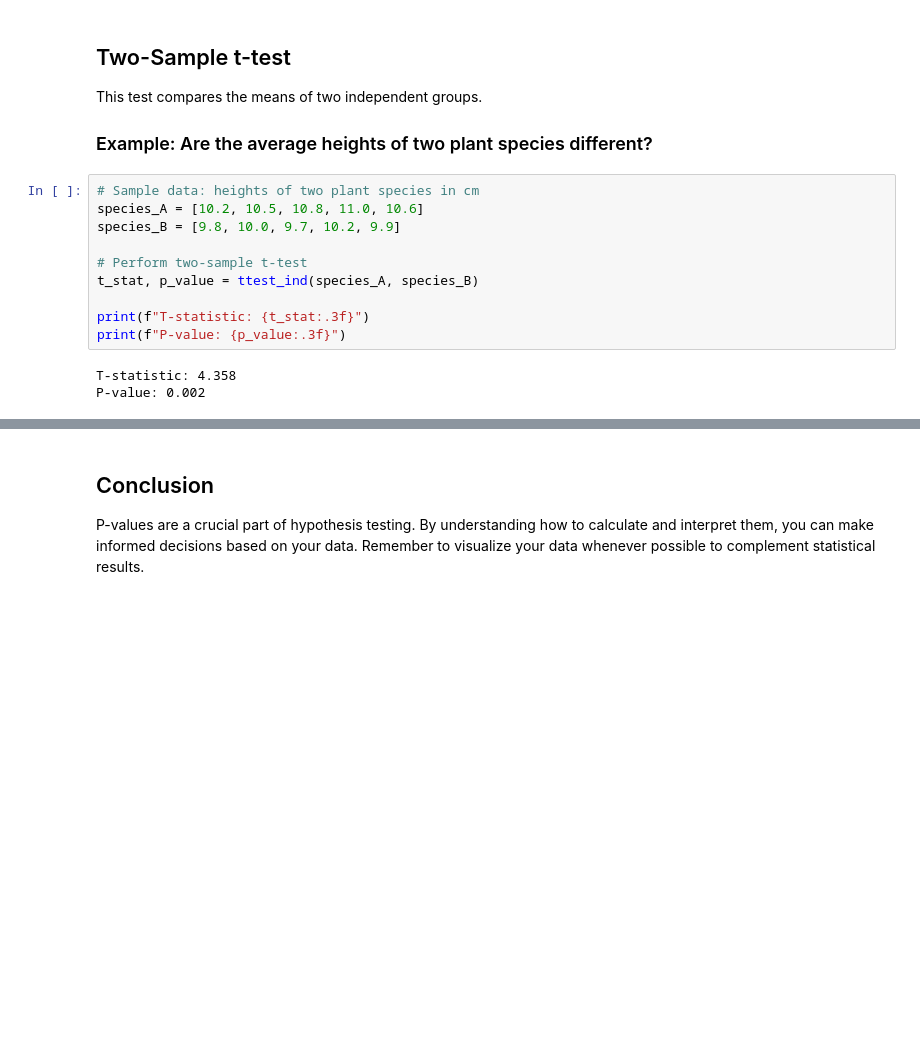
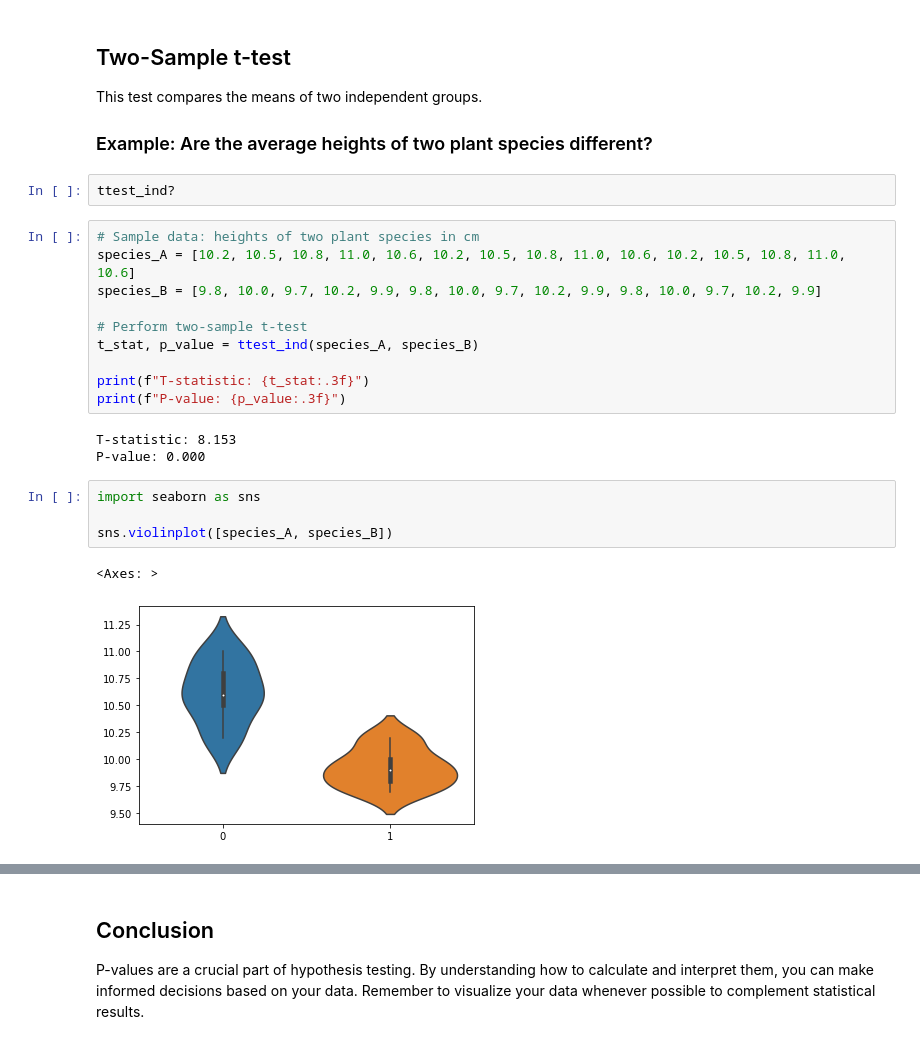
Before and after one commit to amirhdre/Stats-ML-Foundations, a Jupyter notebook: jupyter notebooks/11_How_to_calculate_p-values.ipynb, the cells around one changed output, grey strips where cells are left out. Drawn from its saved outputs; the diff is of its cells as text; blank space fills up the shorter version.

```diff
--- a/jupyter notebooks/11_How_to_calculate_p-values.ipynb
+++ b/jupyter notebooks/11_How_to_calculate_p-values.ipynb
@@ -54,10 +54,12 @@ plt.show()
 This test compares the means of two independent groups.
 
 ### Example: Are the average heights of two plant species different?
+# %%
+ttest_ind?
 # %%
 # Sample data: heights of two plant species in cm
-species_A = [10.2, 10.5, 10.8, 11.0, 10.6]
-species_B = [9.8, 10.0, 9.7, 10.2, 9.9]
+species_A = [10.2, 10.5, 10.8, 11.0, 10.6, 10.2, 10.5, 10.8, 11.0, 10.6, 10.2, 10.5, 10.8, 11.0, 10.6]
+species_B = [9.8, 10.0, 9.7, 10.2, 9.9, 9.8, 10.0, 9.7, 10.2, 9.9, 9.8, 10.0, 9.7, 10.2, 9.9]
 
 # Perform two-sample t-test
 t_stat, p_value = ttest_ind(species_A, species_B)
@@ -65,5 +67,12 @@ t_stat, p_value = ttest_ind(species_A, species_B)
 print(f"T-statistic: {t_stat:.3f}")
 print(f"P-value: {p_value:.3f}")
 # %% [output]
-T-statistic: 4.358
-P-value: 0.002
+T-statistic: 8.153
+P-value: 0.000
+# %%
+import seaborn as sns
+
+sns.violinplot([species_A, species_B])
+# %% [output]
+<Axes: >
+[figure, added]
```
Also changed, not shown: parts of 1 cell of this notebook, 17 other files.
